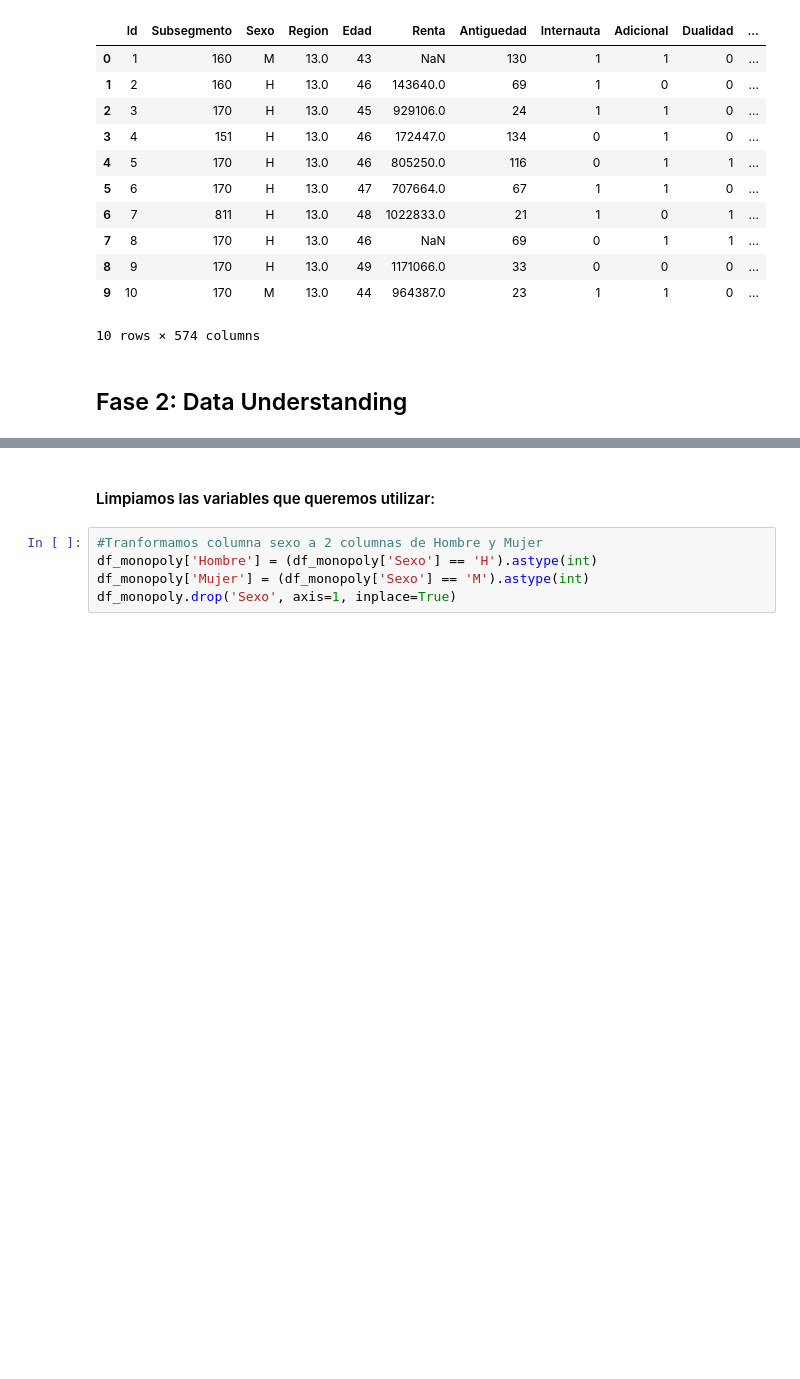
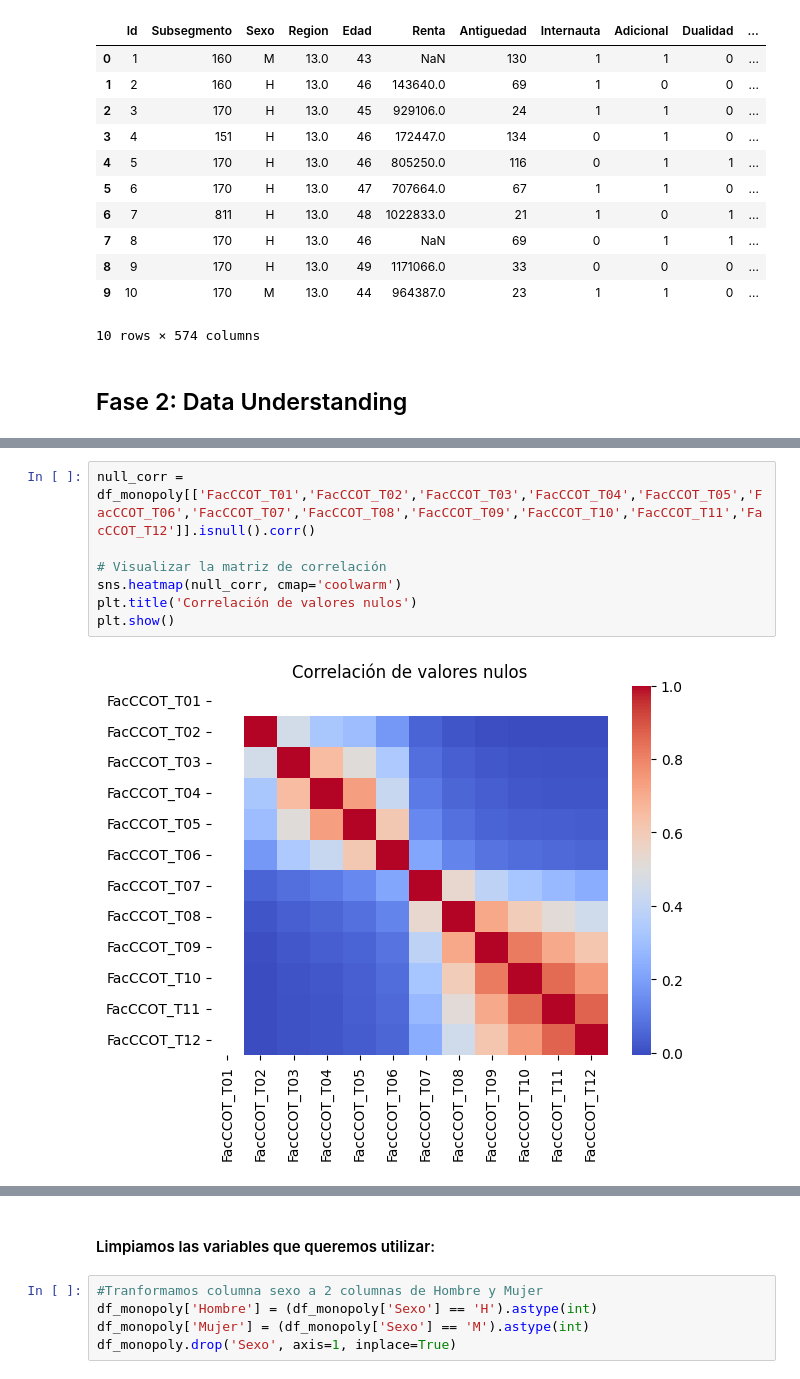
Before and after one commit to Ekronec/Machine-Learning, a Jupyter notebook: Evaluaciones/Besa_Duran_Astrosa_Final.ipynb, the cells around one changed output, grey strips where cells are left out. Cells and saved outputs as stored; diff of their text form; blank space fills up the shorter version.

```diff
--- a/Evaluaciones/Besa_Duran_Astrosa_Final.ipynb
+++ b/Evaluaciones/Besa_Duran_Astrosa_Final.ipynb
@@ -132,0 +154,9 @@ Length: 72, dtype: int64
+# %%
+null_corr = df_monopoly[['FacCCOT_T01','FacCCOT_T02','FacCCOT_T03','FacCCOT_T04','FacCCOT_T05','FacCCOT_T06','FacCCOT_T07','FacCCOT_T08','FacCCOT_T09','FacCCOT_T10','FacCCOT_T11','FacCCOT_T12']].isnull().corr()
+
+# Visualizar la matriz de correlación
+sns.heatmap(null_corr, cmap='coolwarm')
+plt.title('Correlación de valores nulos')
+plt.show()
+# %% [output]
+[figure, added]
```
Also changed, not shown: parts of 41 cells of this notebook, 1 other file.
